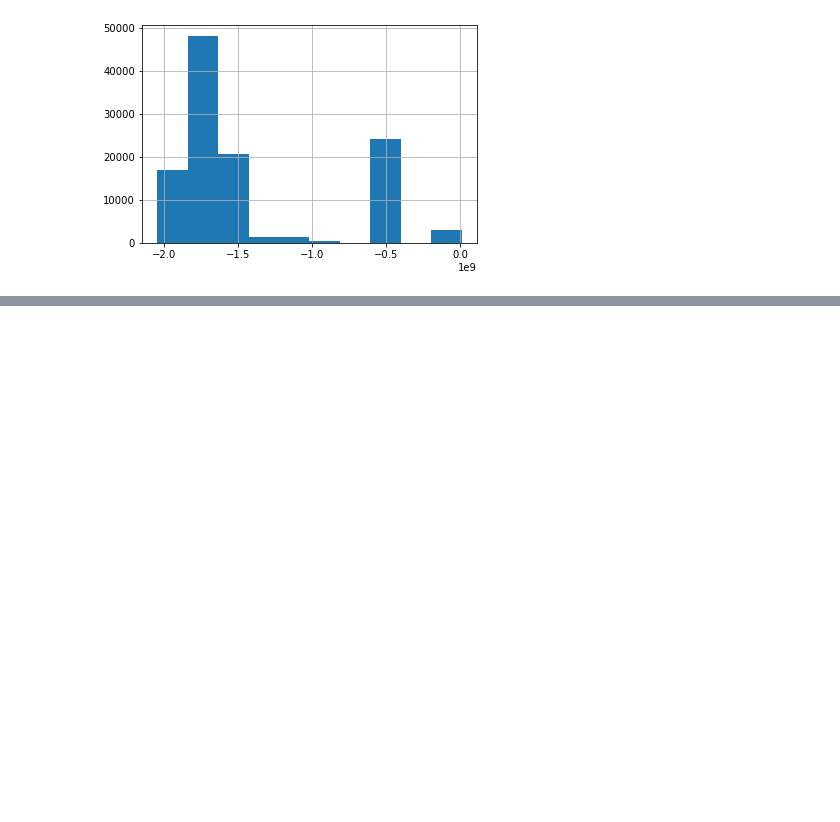
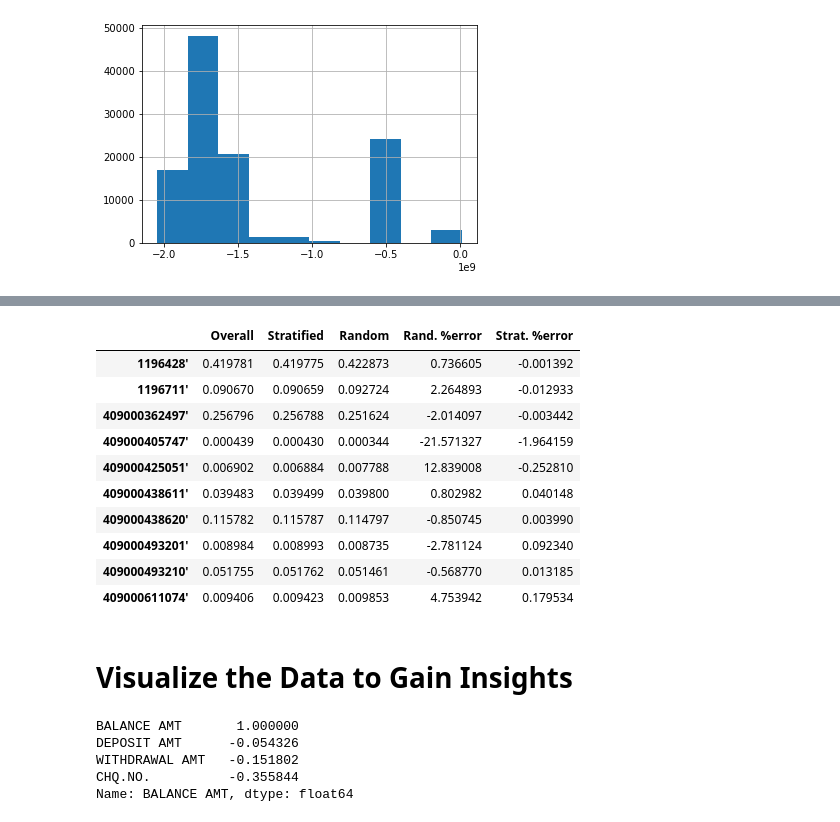
Before and after one commit to mehedihasanreal/MISL-Intern, a Jupyter notebook: Bank.ipynb, the cells around one changed output, grey strips where cells are left out. Cells and saved outputs as stored; diff of their text form; code cells hidden in the pictures; blank space fills up the shorter version.

Commit message:
Creating Test set

```diff
--- a/Bank.ipynb
+++ b/Bank.ipynb
@@ -32,6 +40,8 @@ Data columns (total 9 columns):
  8   .                    116201 non-null  object
 dtypes: float64(4), object(5)
 memory usage: 8.0+ MB
+# %%
+bank.drop(".", axis = 1, inplace = True)
 # %%
 bank.describe()
 # %% [output]
@@ -84,0 +121,7 @@ bank["BALANCE AMT"].hist()
+# %%
+from sklearn.model_selection import StratifiedShuffleSplit
+
+split = StratifiedShuffleSplit(n_splits=1, test_size=0.2, random_state=42)
+for train_index, test_index in split.split(bank, bank["Account No"]):
+    strat_train_set = bank.loc[train_index]
+    strat_test_set = bank.loc[test_index]
@@ -84,0 +156,28 @@ bank["BALANCE AMT"].hist()
+# %%
+def account_no_cat_proportions(data):
+    return data["Account No"].value_counts() / len(data)
+
+train_set, test_set = train_test_split(bank, test_size=0.2, random_state=42)
+
+compare_props = pd.DataFrame({
+    "Overall": account_no_cat_proportions(bank),
+    "Stratified": account_no_cat_proportions(strat_test_set),
+    "Random": account_no_cat_proportions(test_set),
+}).sort_index()
+compare_props["Rand. %error"] = 100 * compare_props["Random"] / compare_props["Overall"] - 100
+compare_props["Strat. %error"] = 100 * compare_props["Stratified"] / compare_props["Overall"] - 100
+compare_props
+# %% [output]
+|  | Overall | Stratified | Random | Rand. %error | Strat. %error |
+| 1196428' | 0.419781 | 0.419775 | 0.422873 | 0.736605 | -0.001392 |
+| 1196711' | 0.090670 | 0.090659 | 0.092724 | 2.264893 | -0.012933 |
+| 409000362497' | 0.256796 | 0.256788 | 0.251624 | -2.014097 | -0.003442 |
+| 409000405747' | 0.000439 | 0.000430 | 0.000344 | -21.571327 | -1.964159 |
+| 409000425051' | 0.006902 | 0.006884 | 0.007788 | 12.839008 | -0.252810 |
+| 409000438611' | 0.039483 | 0.039499 | 0.039800 | 0.802982 | 0.040148 |
+| 409000438620' | 0.115782 | 0.115787 | 0.114797 | -0.850745 | 0.003990 |
+| 409000493201' | 0.008984 | 0.008993 | 0.008735 | -2.781124 | 0.092340 |
+| 409000493210' | 0.051755 | 0.051762 | 0.051461 | -0.568770 | 0.013185 |
+| 409000611074' | 0.009406 | 0.009423 | 0.009853 | 4.753942 | 0.179534 |
+# %% [markdown]
+# Visualize the Data to Gain Insights
@@ -84,0 +188,8 @@ bank["BALANCE AMT"].hist()
+# %%
+corr_matrix["BALANCE AMT"].sort_values(ascending=False)
+# %% [output]
+BALANCE AMT       1.000000
+DEPOSIT AMT      -0.054326
+WITHDRAWAL AMT   -0.151802
+CHQ.NO.          -0.355844
+Name: BALANCE AMT, dtype: float64
```
Also changed, not shown: parts of 9 cells of this notebook.
